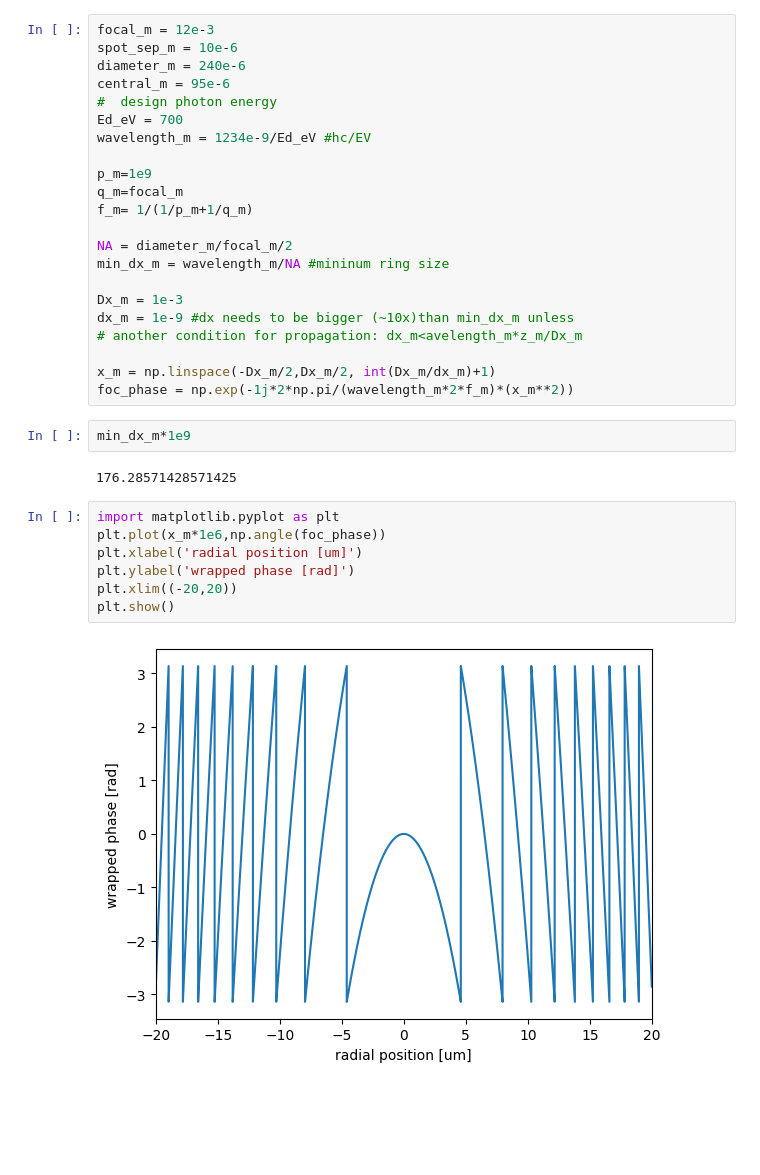
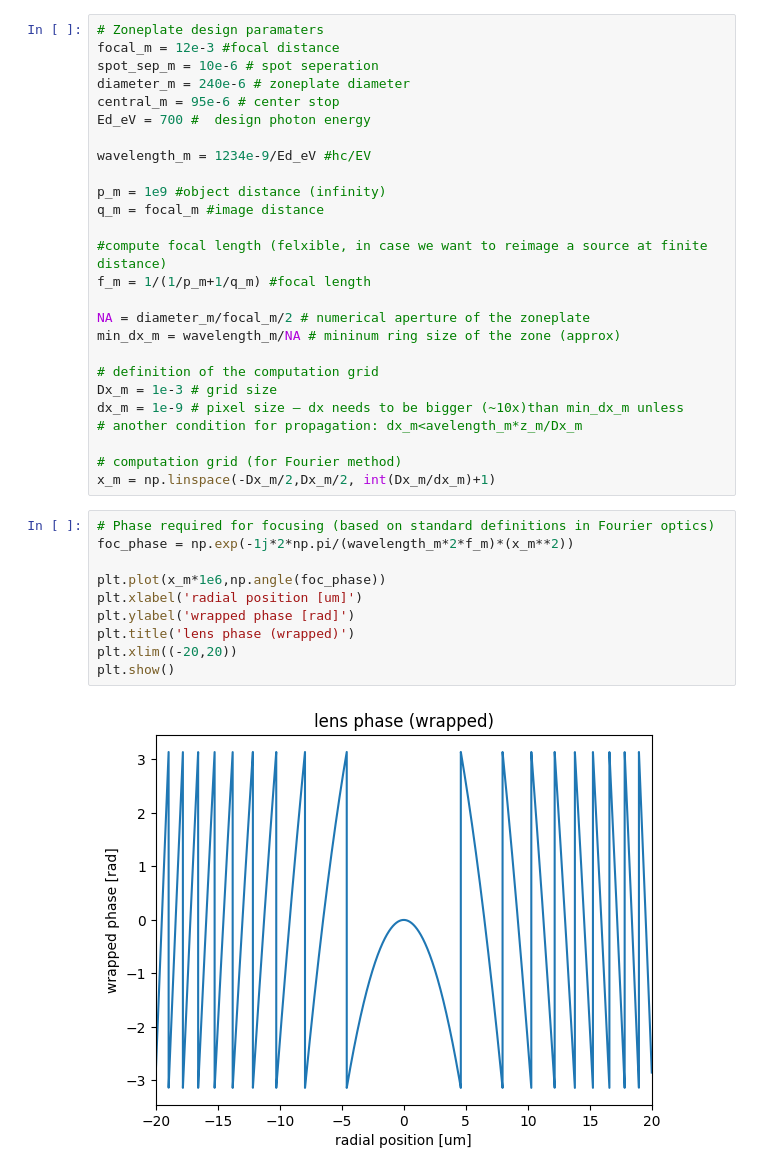
Before and after one commit to xiaoyachong/dream, a Jupyter notebook: dbz.ipynb, the cells around one changed output. Drawn from its saved outputs; the diff is of its cells as text; blank space fills up the shorter version.

```diff
--- a/dbz.ipynb
+++ b/dbz.ipynb
@@ -20,36 +32,39 @@ from monoplus import divg, focus, fwhm, gaussfunc, polyfunc, propHF, propTF, sec
 # %%
-focal_m = 12e-3
-spot_sep_m = 10e-6
-diameter_m = 240e-6
-central_m = 95e-6
-#  design photon energy
-Ed_eV = 700
+# Zoneplate design paramaters
+focal_m = 12e-3 #focal distance
+spot_sep_m = 10e-6 # spot seperation
+diameter_m = 240e-6 # zoneplate diameter
+central_m = 95e-6 # center stop
+Ed_eV = 700 #  design photon energy
+
 wavelength_m = 1234e-9/Ed_eV #hc/EV
 
-p_m=1e9
-q_m=focal_m
-f_m= 1/(1/p_m+1/q_m)
+p_m = 1e9 #object distance (infinity)
+q_m = focal_m #image distance
 
-NA = diameter_m/focal_m/2
-min_dx_m = wavelength_m/NA #mininum ring size
+#compute focal length (felxible, in case we want to reimage a source at finite distance)
+f_m = 1/(1/p_m+1/q_m) #focal length
 
-Dx_m = 1e-3
-dx_m = 1e-9 #dx needs to be bigger (~10x)than min_dx_m unless
+NA = diameter_m/focal_m/2 # numerical aperture of the zoneplate
+min_dx_m = wavelength_m/NA # mininum ring size of the zone (approx)
+
+# definition of the computation grid
+Dx_m = 1e-3 # grid size
+dx_m = 1e-9 # pixel size – dx needs to be bigger (~10x)than min_dx_m unless
 # another condition for propagation: dx_m<avelength_m*z_m/Dx_m
 
+# computation grid (for Fourier method)
 x_m = np.linspace(-Dx_m/2,Dx_m/2, int(Dx_m/dx_m)+1)
-foc_phase = np.exp(-1j*2*np.pi/(wavelength_m*2*f_m)*(x_m**2))
-# %%
-min_dx_m*1e9
-# %% [output]
-176.28571428571425
 # %%
-import matplotlib.pyplot as plt
+# Phase required for focusing (based on standard definitions in Fourier optics)
+foc_phase = np.exp(-1j*2*np.pi/(wavelength_m*2*f_m)*(x_m**2))
+
 plt.plot(x_m*1e6,np.angle(foc_phase))
 plt.xlabel('radial position [um]')
 plt.ylabel('wrapped phase [rad]')
+plt.title('lens phase (wrapped)')
 plt.xlim((-20,20))
 plt.show()
 # %% [output]
-[figure, old version]
+[figure, new version]
 # %%
```
Also changed, not shown: parts of 21 cells of this notebook.
